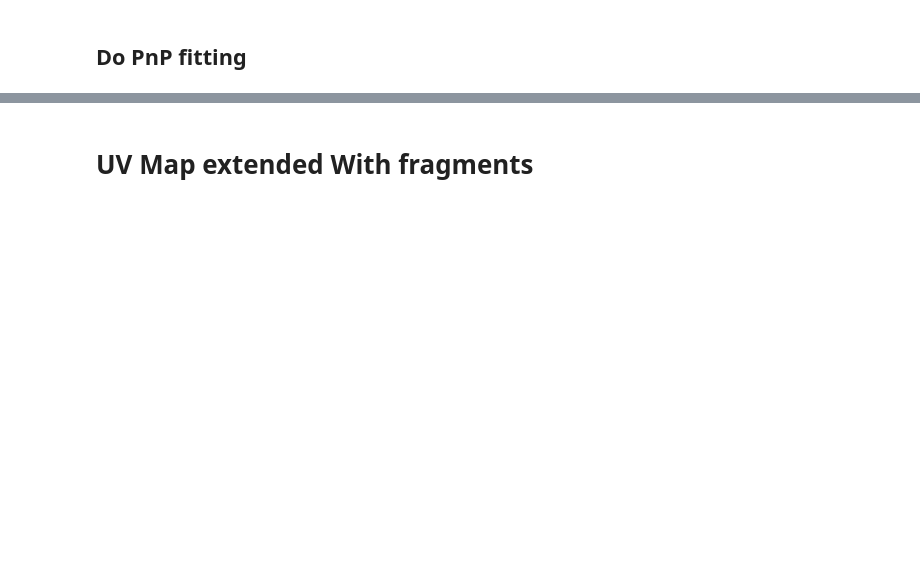
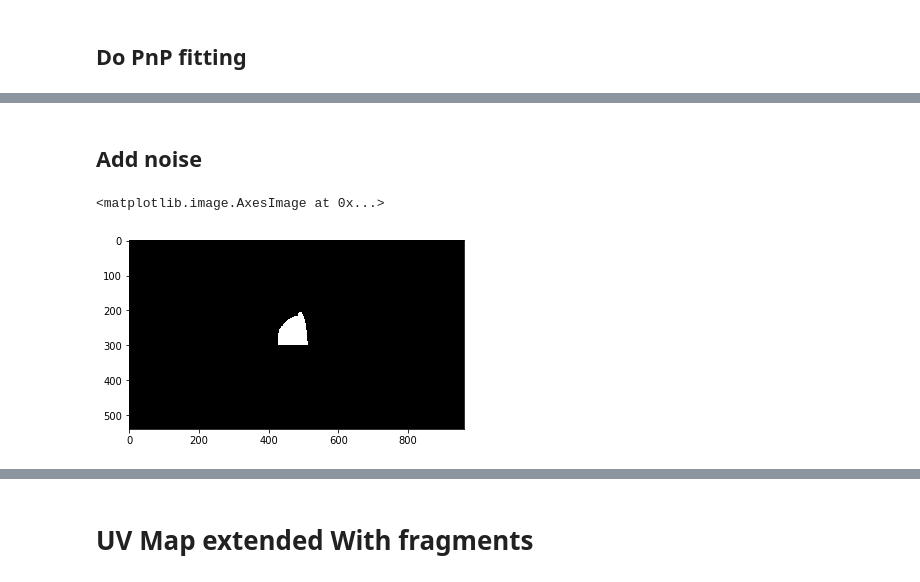
Before and after one commit to ktw361/extended_UV_mapping, a Jupyter notebook: UV Map-Part 3 PnP.ipynb, the cells around one changed output, grey strips where cells are left out. Saved outputs shown, nothing was run; the diff lists cells and outputs as text; code cells hidden in the pictures; blank space fills up the shorter version.

```diff
--- a/UV Map-Part 3 PnP.ipynb
+++ b/UV Map-Part 3 PnP.ipynb
@@ -105,0 +67,15 @@ print(np.linalg.norm(Tmw_est - Tmw_true, ord=1))
+# %% [markdown]
+## Add noise
+# %%
+## 1. occlude
+# select center and cut mask
+segid = 255
+mask_y, mask_x, _ = np.where(left.seg == segid)
+cen = np.column_stack([mask_y, mask_x]).mean(0).astype(int)
+seg_new = left.seg.copy()
+seg_new[cen[0]:, :] = 0  # 1/2
+# seg_new[:, cen[1]:] = 0  # 1/4
+plt.imshow(seg_new)
+# %% [output]
+<matplotlib.image.AxesImage at 0x...>
+[figure, added]
```
Also changed, not shown: parts of 20 cells of this notebook, 2 other files.
